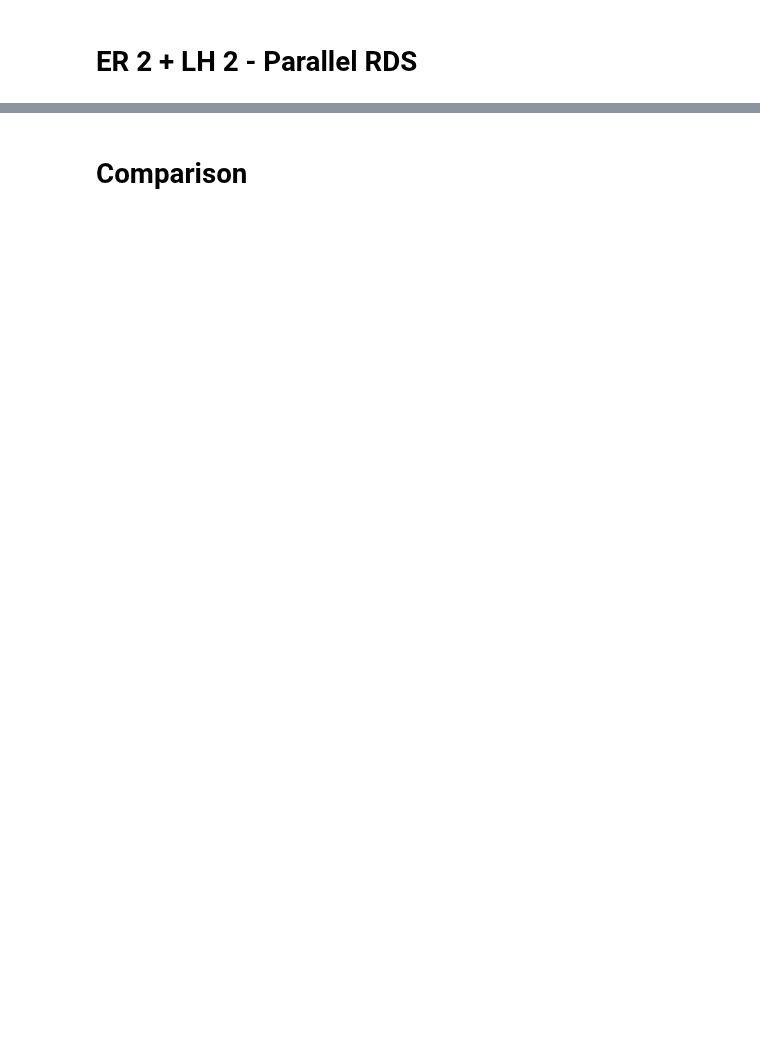
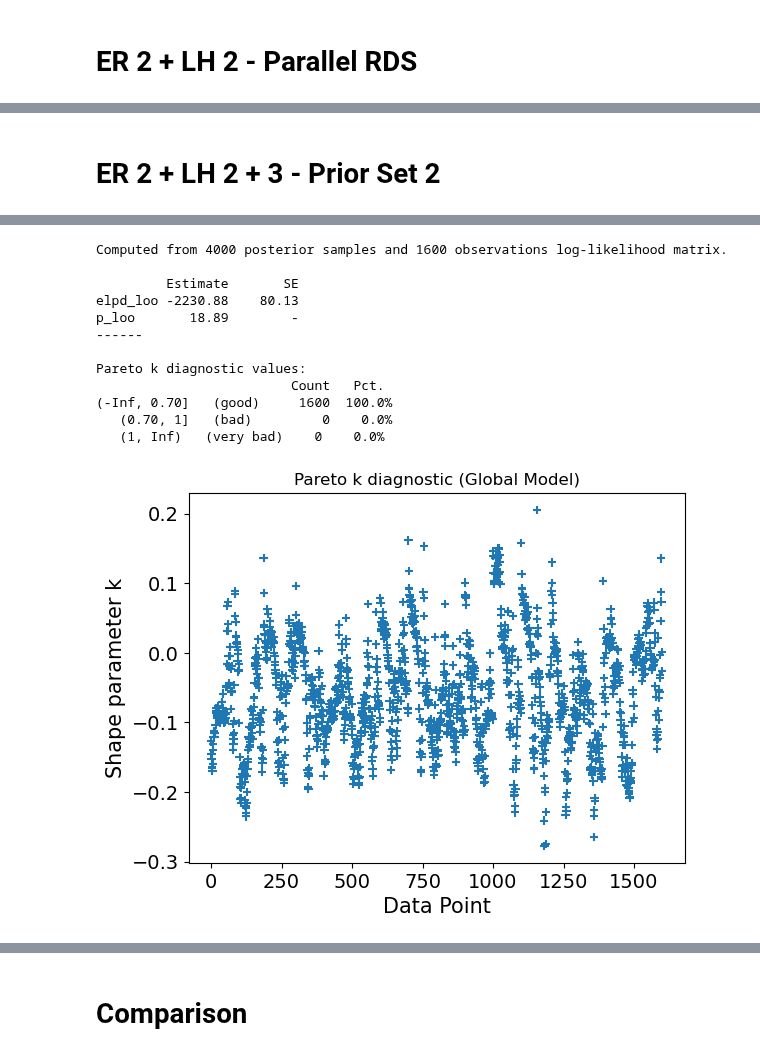
Before and after one commit to awasthivarun/MKM, a Jupyter notebook: CO_oxidation/Pt100_KOH_fitting_rate_replicates.ipynb, the cells around one changed output, grey strips where cells are left out. Drawn from its saved outputs; the diff is of its cells as text; code cells hidden in the pictures; blank space fills up the shorter version.

```diff
--- a/CO_oxidation/Pt100_KOH_fitting_rate_replicates.ipynb
+++ b/CO_oxidation/Pt100_KOH_fitting_rate_replicates.ipynb
@@ -713,0 +752,67 @@ rate: 0.845
+# %% [markdown]
+# ER 2 + LH 2 + 3 - Prior Set 2
+# %%
+# Eley-Rideal + Langmuir-Hinshelwood Hybrid Model - 2nd and 3rd steps are RDS
+with pm.Model() as ER_LH_2_3_Prior2:
+    '''
+    1. CO + * -> CO*
+    2a. CO* + OH- -> COOH* + (e-) (RDS) (Reversible)
+    2b. CO* + OH* -> COOH* + * (RDS) (Reversible)
+    3. COOH* + OH- -> CO2 + H2O + * + (e-) (RDS)
+    4. OH- + * -> OH* + (e-)
+    '''
+    # Priors
+    deltaG1_0 = pm.Uniform('deltaG1_0', lower=-0.2, upper=-0.1)
+    deltaG4_0 = pm.Uniform('deltaG4_0', lower=-0.05, upper=0.05) # at 0V_SHE
+    # deltaG4_0 = pm.Uniform('deltaG4_0', lower=-0.3, upper=-0.2) # at 0V_SHE
+    deltaG2_LH_0 = pm.Uniform('deltaG2_LH_0', lower=-2, upper=0.1) # at 0V_SHE
+    deltaG2_ER_0 = deltaG2_LH_0 + deltaG4_0 # Hess' law
+    beta_2 = pm.Uniform("beta_2", lower=0, upper=1)
+    beta_3 = pm.Uniform("beta_3", lower=0, upper=1)
+    Gact2_LH_0 = pm.Uniform('Gact2_LH_0', lower=1, upper=1.75)
+    Gact2_ER_0 = pm.Uniform('Gact2_ER_0', lower=1, upper=1.5) # at 0V_SHE
+    Gact3_0 = pm.Uniform('Gact3_0', lower=0.5, upper=1.5) # at 0V_SHE
+
+    # Thermodynamics
+    deltaG1 = deltaG1_0
+    deltaG2_ER = deltaG2_ER_0 - E_in
+    deltaG2_LH = deltaG2_LH_0
+    deltaG4 = deltaG4_0 - E_in
+    Gact2_LH = Gact2_LH_0
+    Gact2_ER = Gact2_ER_0 - beta_2*E_in
+    Gact3 = Gact3_0 - beta_3*E_in
+    log_K1 = -deltaG1/(kb_eV*T)
+    log_K2_LH = -deltaG2_LH/(kb_eV*T)
+    log_K2_ER = -deltaG2_ER/(kb_eV*T)
+    log_k2_LH = np.log(kb_J*T/h) - Gact2_LH/(kb_eV*T)
+    log_k2_ER = np.log(kb_J*T/h) - Gact2_ER/(kb_eV*T)
+    log_k3 = np.log(kb_J*T/h) - Gact3/(kb_eV*T)
+    log_K4 = -deltaG4/(kb_eV*T)
+
+    log_C_KOH = np.log(C_KOH_in)
+    term_CO = log_K1 + np.log(P_CO_in)
+    term_OH = log_K4 + log_C_KOH
+
+    zeros = pt.zeros_like(term_CO+term_OH)
+    log_Z = pt.logsumexp(pt.stack([zeros, term_CO+zeros, term_OH+zeros]), axis=0)
+    log_k2a_fwd = log_k2_ER + log_C_KOH; log_k2b_fwd = log_k2_LH
+    log_k2a_rev = log_k2_ER - log_K2_ER; log_k2b_rev = log_k2_LH - log_K2_LH
+    log_k3_fwd  = log_k3 + log_C_KOH
+    log_R_sink = pt.logaddexp(log_k2a_rev, log_k3_fwd); R_sink = pt.exp(log_R_sink)
+    log_a_quad = pt.logaddexp(log_k2b_fwd + term_CO + term_OH, log_Z + log_k2b_rev); a_quad = pt.exp(log_a_quad)
+    b_quad = pt.exp(log_k2a_fwd + term_CO) + pt.exp(log_Z + log_R_sink) - pt.exp(log_k2b_rev)
+    c_quad = -R_sink
+    theta = quadratic_solve(a_quad, b_quad, c_quad)
+    num_COOH = pt.exp(log_k2a_fwd + term_CO) * theta + pt.exp(log_k2b_fwd + term_CO + term_OH) * pt.sqr(theta)
+    den_COOH = R_sink + pt.exp(log_k2b_rev) * theta
+    theta_COOH = num_COOH / den_COOH
+
+    theta_CO = pm.Deterministic('theta_CO', pt.exp(term_CO) * theta)
+    theta_OH = pm.Deterministic('theta_OH', pt.exp(term_OH) * theta)
+    theta_COOH = pm.Deterministic('theta_COOH', theta_COOH)
+
+    log_rate = log_k3 + pt.log(theta_COOH) + log_C_KOH
+    alpha, delta_OH, delta_CO, rate = observables(log_rate)
+
+trace_ER_LH_2_3_Prior2, loo_ER_LH_2_3_Prior2 = fit_and_evaluate(ER_LH_2_3_Prior2)
+# %% [output]
@@ -713,0 +830,13 @@ rate: 0.845
+Computed from 4000 posterior samples and 1600 observations log-likelihood matrix.
+
+         Estimate       SE
+elpd_loo -2230.88    80.13
+p_loo       18.89        -
+------
+
+Pareto k diagnostic values:
+                         Count   Pct.
+(-Inf, 0.70]   (good)     1600  100.0%
+   (0.70, 1]   (bad)         0    0.0%
+   (1, Inf)   (very bad)    0    0.0%
+[figure, added]
```
Also changed, not shown: parts of 32 cells of this notebook, 12 other files.
